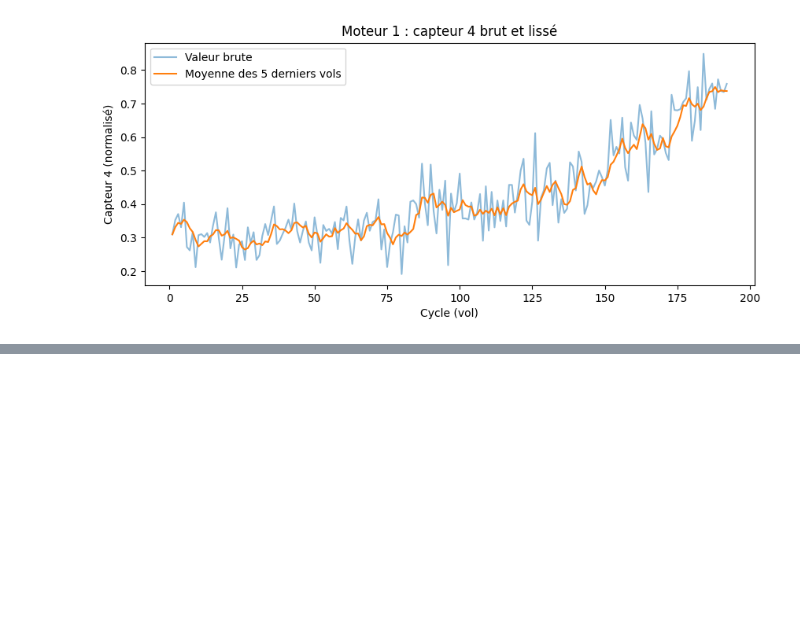
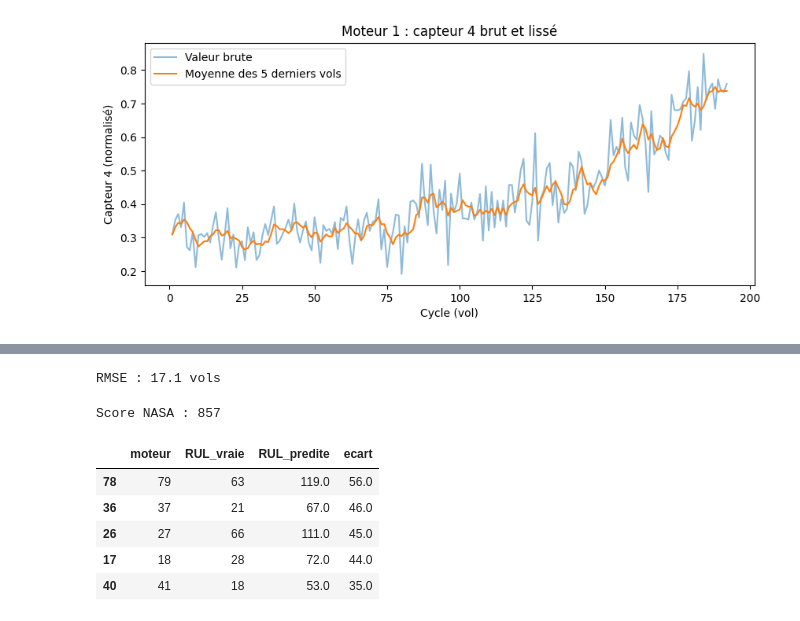
Before and after one commit to Bousara/turbofan-predictive-maintenance, a Jupyter notebook: notebooks/01_exploration.ipynb, the cells around one changed output, grey strips where cells are left out. Cells and saved outputs as stored; diff of their text form; code cells hidden in the pictures; blank space fills up the shorter version.

```diff
--- a/notebooks/01_exploration.ipynb
+++ b/notebooks/01_exploration.ipynb
@@ -259,0 +331,29 @@ plt.show()
+# %%
+from sklearn.metrics import mean_squared_error
+import numpy as np
+
+rmse = np.sqrt(mean_squared_error(y_test, predictions))
+print("RMSE :", round(rmse, 1), "vols")
+# %% [output]
+RMSE : 17.1 vols
+# %%
+def score_nasa(vraie, predite):
+    ecart = predite - vraie
+    penalites = np.where(ecart < 0,
+                         np.exp(-ecart / 13) - 1,
+                         np.exp(ecart / 10) - 1)
+    return penalites.sum()
+
+print("Score NASA :", round(score_nasa(y_test.values, predictions)))
+# %% [output]
+Score NASA : 857
+# %%
+resultats["ecart"] = resultats["RUL_predite"] - resultats["RUL_vraie"]
+resultats.sort_values("ecart", ascending=False).head(5)
+# %% [output]
+|  | moteur | RUL_vraie | RUL_predite | ecart |
+| 78 | 79 | 63 | 119.0 | 56.0 |
+| 36 | 37 | 21 | 67.0 | 46.0 |
+| 26 | 27 | 66 | 111.0 | 45.0 |
+| 17 | 18 | 28 | 72.0 | 44.0 |
+| 40 | 41 | 18 | 53.0 | 35.0 |
```
Also changed, not shown: parts of 6 cells of this notebook.
